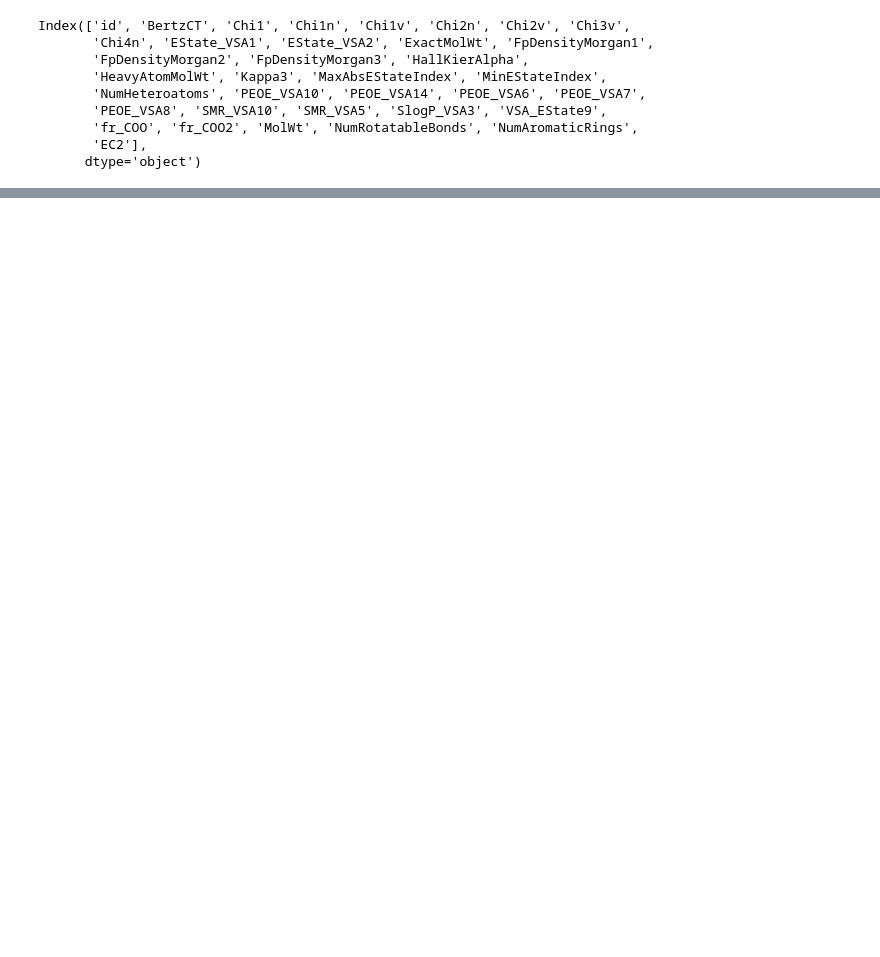
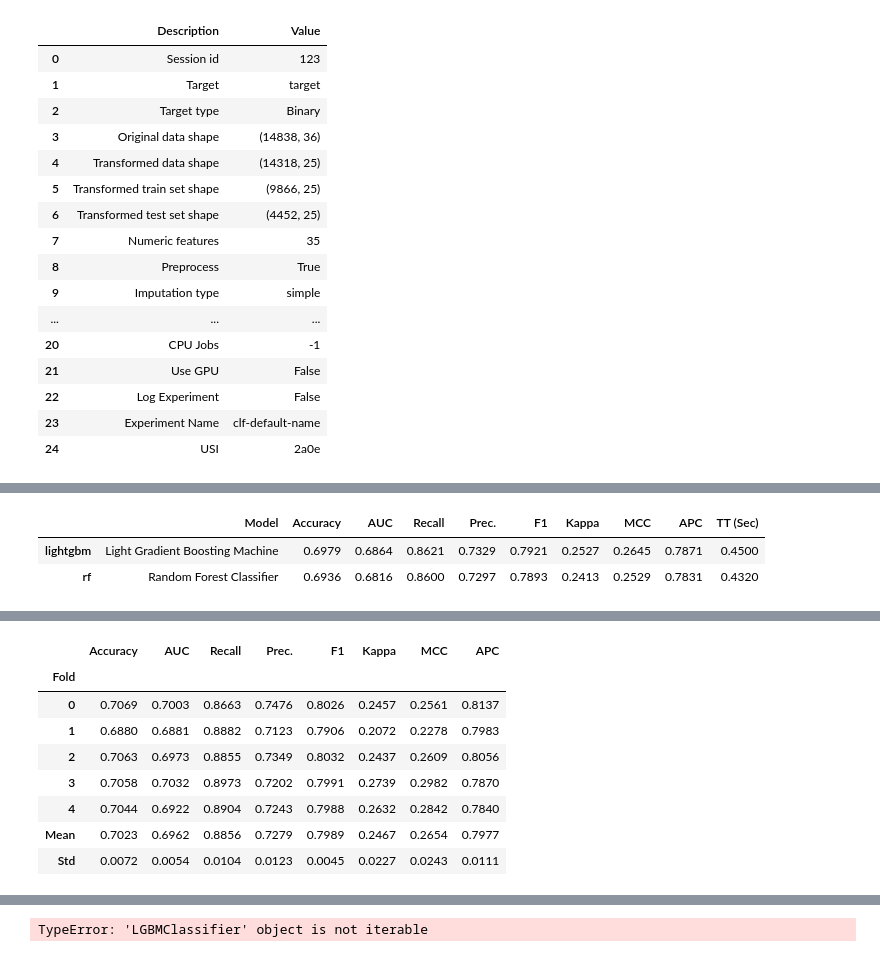
Before and after one commit to minghao51/vscode_micromamba, a Jupyter notebook: kaggle/pycaret/playground_s3e18.ipynb, the cells around one changed output, grey strips where cells are left out. Saved outputs shown, nothing was run; the diff lists cells and outputs as text; code cells hidden in the pictures; blank space fills up the shorter version.

```diff
--- a/kaggle/pycaret/playground_s3e18.ipynb
+++ b/kaggle/pycaret/playground_s3e18.ipynb
@@ -46,12 +31,0 @@ data2 = pd.concat([train_X, train_y2], axis=1)
-# %%
-data2.columns
-# %% [output]
-Index(['id', 'BertzCT', 'Chi1', 'Chi1n', 'Chi1v', 'Chi2n', 'Chi2v', 'Chi3v',
-       'Chi4n', 'EState_VSA1', 'EState_VSA2', 'ExactMolWt', 'FpDensityMorgan1',
-       'FpDensityMorgan2', 'FpDensityMorgan3', 'HallKierAlpha',
-       'HeavyAtomMolWt', 'Kappa3', 'MaxAbsEStateIndex', 'MinEStateIndex',
-       'NumHeteroatoms', 'PEOE_VSA10', 'PEOE_VSA14', 'PEOE_VSA6', 'PEOE_VSA7',
-       'PEOE_VSA8', 'SMR_VSA10', 'SMR_VSA5', 'SlogP_VSA3', 'VSA_EState9',
-       'fr_COO', 'fr_COO2', 'MolWt', 'NumRotatableBonds', 'NumAromaticRings',
-       'EC2'],
-      dtype='object')
@@ -57,0 +65,20 @@ Index(['id', 'BertzCT', 'Chi1', 'Chi1n', 'Chi1v', 'Chi2n', 'Chi2v', 'Chi3v',
+# %%
+s1, s1_setup = pycaret_classification(data1, n_model_select=1)
+# %% [output]
+|  | Description | Value |
+| 0 | Session id | 123 |
+| 1 | Target | target |
+| 2 | Target type | Binary |
+| 3 | Original data shape | (14838, 36) |
+| 4 | Transformed data shape | (14318, 25) |
+| 5 | Transformed train set shape | (9866, 25) |
+| 6 | Transformed test set shape | (4452, 25) |
+| 7 | Numeric features | 35 |
+| 8 | Preprocess | True |
+| 9 | Imputation type | simple |
+| ... | ... | ... |
+| 20 | CPU Jobs | -1 |
+| 21 | Use GPU | False |
+| 22 | Log Experiment | False |
+| 23 | Experiment Name | clf-default-name |
+| 24 | USI | 2a0e |
@@ -57,0 +86,3 @@ Index(['id', 'BertzCT', 'Chi1', 'Chi1n', 'Chi1v', 'Chi2n', 'Chi2v', 'Chi3v',
+|  | Model | Accuracy | AUC | Recall | Prec. | F1 | Kappa | MCC | APC | TT (Sec) |
+| lightgbm | Light Gradient Boosting Machine | 0.6979 | 0.6864 | 0.8621 | 0.7329 | 0.7921 | 0.2527 | 0.2645 | 0.7871 | 0.4500 |
+| rf | Random Forest Classifier | 0.6936 | 0.6816 | 0.8600 | 0.7297 | 0.7893 | 0.2413 | 0.2529 | 0.7831 | 0.4320 |
@@ -57,0 +90,9 @@ Index(['id', 'BertzCT', 'Chi1', 'Chi1n', 'Chi1v', 'Chi2n', 'Chi2v', 'Chi3v',
+|  | Accuracy | AUC | Recall | Prec. | F1 | Kappa | MCC | APC |
+| Fold |  |  |  |  |  |  |  |  |
+| 0 | 0.7069 | 0.7003 | 0.8663 | 0.7476 | 0.8026 | 0.2457 | 0.2561 | 0.8137 |
+| 1 | 0.6880 | 0.6881 | 0.8882 | 0.7123 | 0.7906 | 0.2072 | 0.2278 | 0.7983 |
+| 2 | 0.7063 | 0.6973 | 0.8855 | 0.7349 | 0.8032 | 0.2437 | 0.2609 | 0.8056 |
+| 3 | 0.7058 | 0.7032 | 0.8973 | 0.7202 | 0.7991 | 0.2739 | 0.2982 | 0.7870 |
+| 4 | 0.7044 | 0.6922 | 0.8904 | 0.7243 | 0.7988 | 0.2632 | 0.2842 | 0.7840 |
+| Mean | 0.7023 | 0.6962 | 0.8856 | 0.7279 | 0.7989 | 0.2467 | 0.2654 | 0.7977 |
+| Std | 0.0072 | 0.0054 | 0.0104 | 0.0123 | 0.0045 | 0.0227 | 0.0243 | 0.0111 |
@@ -57,0 +118 @@ Index(['id', 'BertzCT', 'Chi1', 'Chi1n', 'Chi1v', 'Chi2n', 'Chi2v', 'Chi3v',
+TypeError: 'LGBMClassifier' object is not iterable
```
Also changed, not shown: parts of 18 cells of this notebook.
